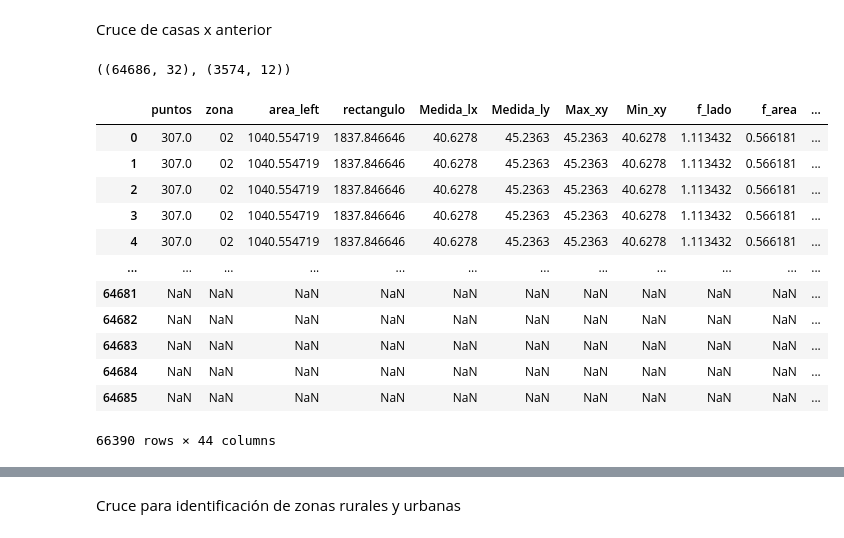
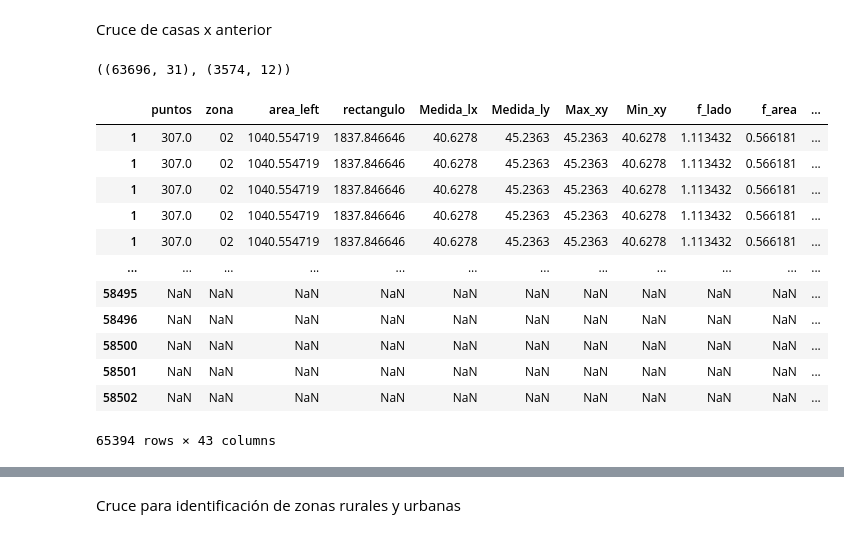
Before and after one commit to DiosLara/Newst_codes, a Jupyter notebook: preparacion_datos/Cruces_limpieza_casas.ipynb, the cells around one changed output, grey strips where cells are left out. Drawn from its saved outputs; the diff is of its cells as text; code cells hidden in the pictures.

Commit message:
código final p/limpieza de casas

```diff
--- a/preparacion_datos/Cruces_limpieza_casas.ipynb
+++ b/preparacion_datos/Cruces_limpieza_casas.ipynb
@@ -188,0 +378,3 @@ def cruce_limpieza_shapes(gdf_zonas,gdf_construcciones):
+# %%
+cruce_final_ind =pd.concat([crucexInd,nocruzan_casas])
+cruce_final_ind
@@ -188,0 +395,3 @@ def cruce_limpieza_shapes(gdf_zonas,gdf_construcciones):
+# %%
+cruce_final_ind.rename(columns={"index_right":"ID_ind"},inplace=True)
+cruce_final_ind.columns
@@ -230,7 +577,3 @@ pines.tail(2)
 |  | tipoCenCom | tipo_asent | nombre_act | clee | id | Clase | geometry |
 | 1814 | NaN | NaN | NaN | NaN | NaN | NaN | POLYGON ((-11088585.525 2131199.6... |
 | 1815 | NaN | NaN | NaN | NaN | NaN | NaN | POLYGON ((-11088485.810 2139040.1... |
-# %%
-#En el caso de ya tener pines vs denue, cambiar el nombre de la columna id a ID_denue
-pines.rename(columns={'id':'ID_denue'},inplace=True)
-pines.tail(2)
@@ -271,0 +612,5 @@ cruce_pinesxdenue.rename(columns={'conf':'conf_pin','area':'area_pin'},inplace=T
+# %%
+#En el caso de ya tener pines vs denue, cambiar el nombre de la columna id a ID_denue y otras variables para no confundirlas con las de yolo
+pines.rename(columns={'id':'ID_denue','conf':'conf_pin','area':'area_pin',"index_right":"ID_chin"},inplace=True)
+pines.tail(2)
+cruce_pinesxdenue=pines
@@ -279,26 +628,26 @@ Index(['conf_pin', 'area_pin', 'angulo', 'Clase', 'umbral', 'n_resize',
 # %% [markdown]
 Cruce de casas x anterior
 # %%
-casas.shape, cruce_pinesxdenue.shape
+cruce_final_ind.shape, cruce_pinesxdenue.shape
 # %% [output]
-((64686, 32), (3574, 12))
+((63696, 31), (3574, 12))
 # %%
-cruce_casasxpines=gpd.sjoin(casas,cruce_pinesxdenue, how='left')
+cruce_casasxpines=gpd.sjoin(cruce_final_ind,cruce_pinesxdenue, how='left')
 cruce_casasxpines
 # %% [output]
 |  | puntos | zona | area_left | rectangulo | Medida_lx | Medida_ly | Max_xy | Min_xy | f_lado | f_area | ... |
-| 0 | 307.0 | 02 | 1040.554719 | 1837.846646 | 40.6278 | 45.2363 | 45.2363 | 40.6278 | 1.113432 | 0.566181 | ... |
 | 1 | 307.0 | 02 | 1040.554719 | 1837.846646 | 40.6278 | 45.2363 | 45.2363 | 40.6278 | 1.113432 | 0.566181 | ... |
-| 2 | 307.0 | 02 | 1040.554719 | 1837.846646 | 40.6278 | 45.2363 | 45.2363 | 40.6278 | 1.113432 | 0.566181 | ... |
-| 3 | 307.0 | 02 | 1040.554719 | 1837.846646 | 40.6278 | 45.2363 | 45.2363 | 40.6278 | 1.113432 | 0.566181 | ... |
-| 4 | 307.0 | 02 | 1040.554719 | 1837.846646 | 40.6278 | 45.2363 | 45.2363 | 40.6278 | 1.113432 | 0.566181 | ... |
+| 1 | 307.0 | 02 | 1040.554719 | 1837.846646 | 40.6278 | 45.2363 | 45.2363 | 40.6278 | 1.113432 | 0.566181 | ... |
+| 1 | 307.0 | 02 | 1040.554719 | 1837.846646 | 40.6278 | 45.2363 | 45.2363 | 40.6278 | 1.113432 | 0.566181 | ... |
+| 1 | 307.0 | 02 | 1040.554719 | 1837.846646 | 40.6278 | 45.2363 | 45.2363 | 40.6278 | 1.113432 | 0.566181 | ... |
+| 1 | 307.0 | 02 | 1040.554719 | 1837.846646 | 40.6278 | 45.2363 | 45.2363 | 40.6278 | 1.113432 | 0.566181 | ... |
 | ... | ... | ... | ... | ... | ... | ... | ... | ... | ... | ... | ... |
-| 64681 | NaN | NaN | NaN | NaN | NaN | NaN | NaN | NaN | NaN | NaN | ... |
-| 64682 | NaN | NaN | NaN | NaN | NaN | NaN | NaN | NaN | NaN | NaN | ... |
-| 64683 | NaN | NaN | NaN | NaN | NaN | NaN | NaN | NaN | NaN | NaN | ... |
-| 64684 | NaN | NaN | NaN | NaN | NaN | NaN | NaN | NaN | NaN | NaN | ... |
-| 64685 | NaN | NaN | NaN | NaN | NaN | NaN | NaN | NaN | NaN | NaN | ... |
+| 58495 | NaN | NaN | NaN | NaN | NaN | NaN | NaN | NaN | NaN | NaN | ... |
+| 58496 | NaN | NaN | NaN | NaN | NaN | NaN | NaN | NaN | NaN | NaN | ... |
+| 58500 | NaN | NaN | NaN | NaN | NaN | NaN | NaN | NaN | NaN | NaN | ... |
+| 58501 | NaN | NaN | NaN | NaN | NaN | NaN | NaN | NaN | NaN | NaN | ... |
+| 58502 | NaN | NaN | NaN | NaN | NaN | NaN | NaN | NaN | NaN | NaN | ... |
-66390 rows × 44 columns
+65394 rows × 43 columns
 # %%
 cruce_casasxpines.columns
 # %% [output]
```
Also changed, not shown: parts of 81 cells of this notebook.
